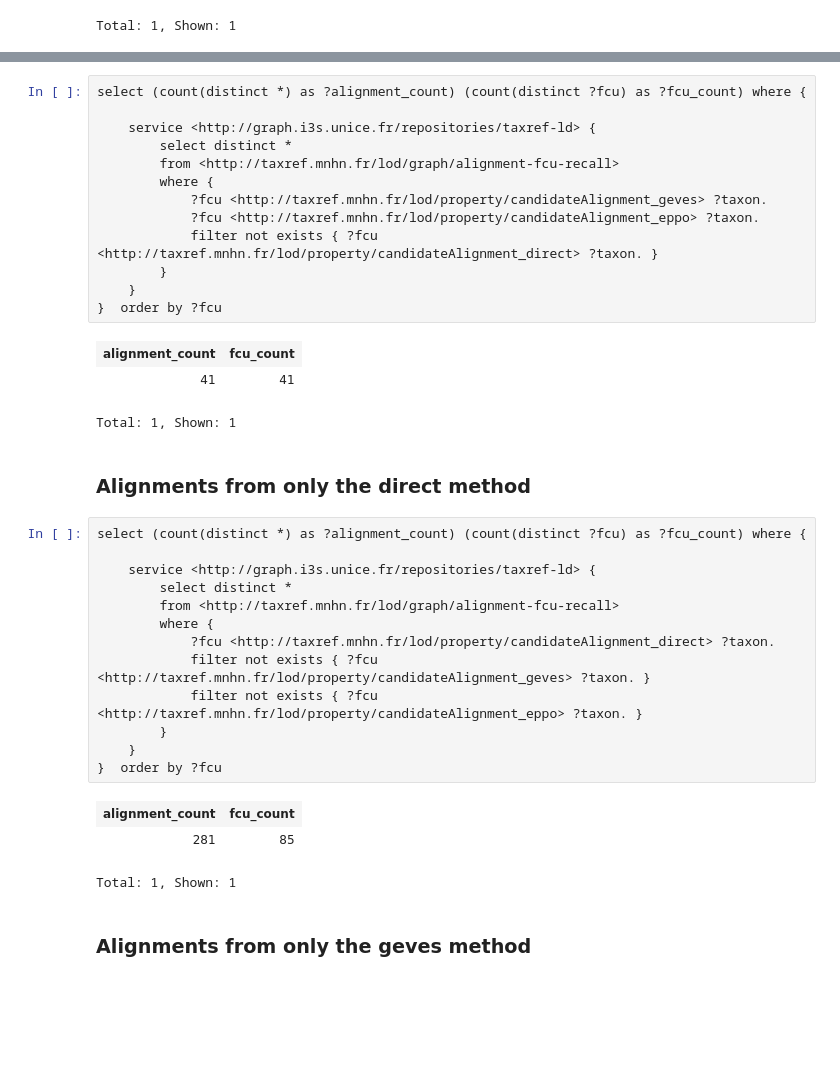
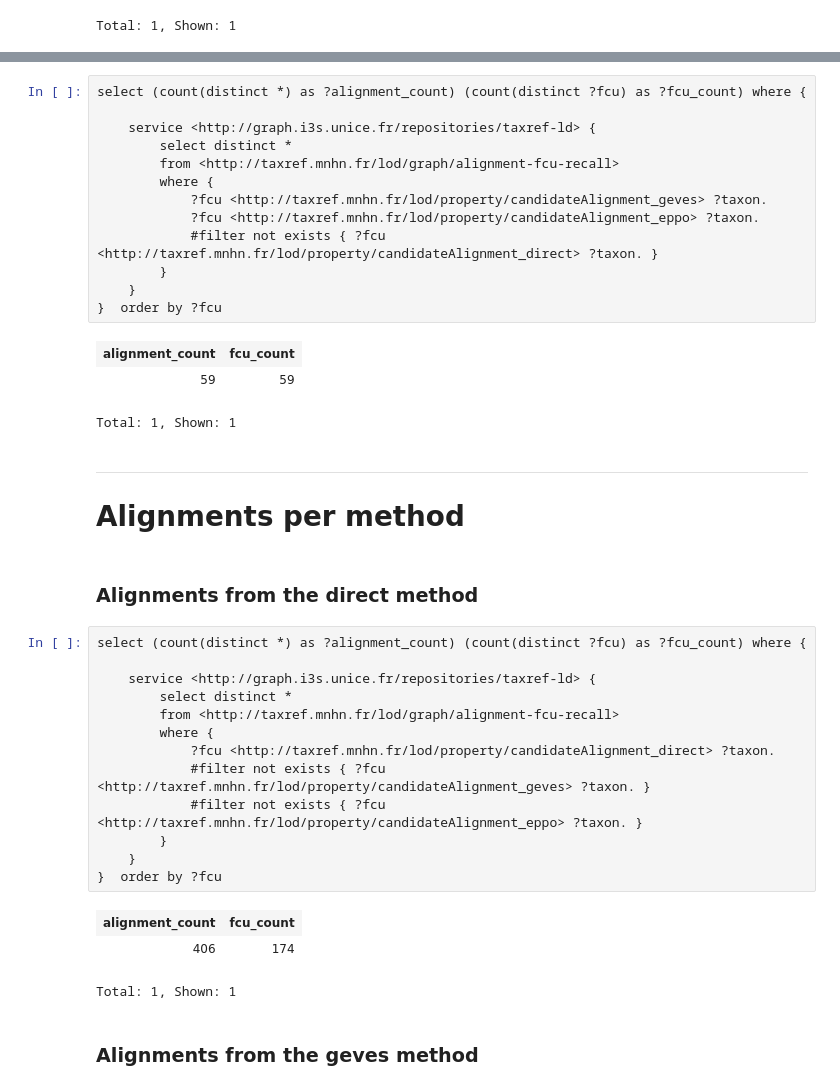
Before and after one commit to Wimmics/d2kab-alignments, a Jupyter notebook: recall/query-alignments.ipynb, the cells around one changed output, grey strips where cells are left out. Saved outputs shown, nothing was run; the diff lists cells and outputs as text; blank space fills up the shorter version.

```diff
--- a/recall/query-alignments.ipynb
+++ b/recall/query-alignments.ipynb
@@ -196,22 +196,25 @@ Total: 1, Shown: 1
 # %%
 select (count(distinct *) as ?alignment_count) (count(distinct ?fcu) as ?fcu_count) where {
 
     service <http://graph.i3s.unice.fr/repositories/taxref-ld> {
         select distinct *
         from <http://taxref.mnhn.fr/lod/graph/alignment-fcu-recall>
         where {
             ?fcu <http://taxref.mnhn.fr/lod/property/candidateAlignment_geves> ?taxon.
             ?fcu <http://taxref.mnhn.fr/lod/property/candidateAlignment_eppo> ?taxon.
-            filter not exists { ?fcu <http://taxref.mnhn.fr/lod/property/candidateAlignment_direct> ?taxon. }
+            #filter not exists { ?fcu <http://taxref.mnhn.fr/lod/property/candidateAlignment_direct> ?taxon. }
         }
     }
 }  order by ?fcu
 # %% [output]
 | alignment_count | fcu_count |
-| 41 | 41 |
+| 59 | 59 |
 Total: 1, Shown: 1
+# %% [markdown]
+___
+# Alignments per method
 # %% [markdown]
-### Alignments from only the **direct** method
+### Alignments from the **direct** method
 # %%
 select (count(distinct *) as ?alignment_count) (count(distinct ?fcu) as ?fcu_count) where {
 
@@ -220,17 +223,17 @@ select (count(distinct *) as ?alignment_count) (count(distinct ?fcu) as ?fcu_cou
         from <http://taxref.mnhn.fr/lod/graph/alignment-fcu-recall>
         where {
             ?fcu <http://taxref.mnhn.fr/lod/property/candidateAlignment_direct> ?taxon.
-            filter not exists { ?fcu <http://taxref.mnhn.fr/lod/property/candidateAlignment_geves> ?taxon. }
-            filter not exists { ?fcu <http://taxref.mnhn.fr/lod/property/candidateAlignment_eppo> ?taxon. }
+            #filter not exists { ?fcu <http://taxref.mnhn.fr/lod/property/candidateAlignment_geves> ?taxon. }
+            #filter not exists { ?fcu <http://taxref.mnhn.fr/lod/property/candidateAlignment_eppo> ?taxon. }
         }
     }
 }  order by ?fcu
 # %% [output]
 | alignment_count | fcu_count |
-| 281 | 85 |
+| 406 | 174 |
 Total: 1, Shown: 1
 # %% [markdown]
-### Alignments from only the **geves** method
+### Alignments from the **geves** method
 # %%
 select (count(distinct *) as ?alignment_count) (count(distinct ?fcu) as ?fcu_count) where {
 
```
Also changed, not shown: parts of 10 cells of this notebook, 1 other file.
